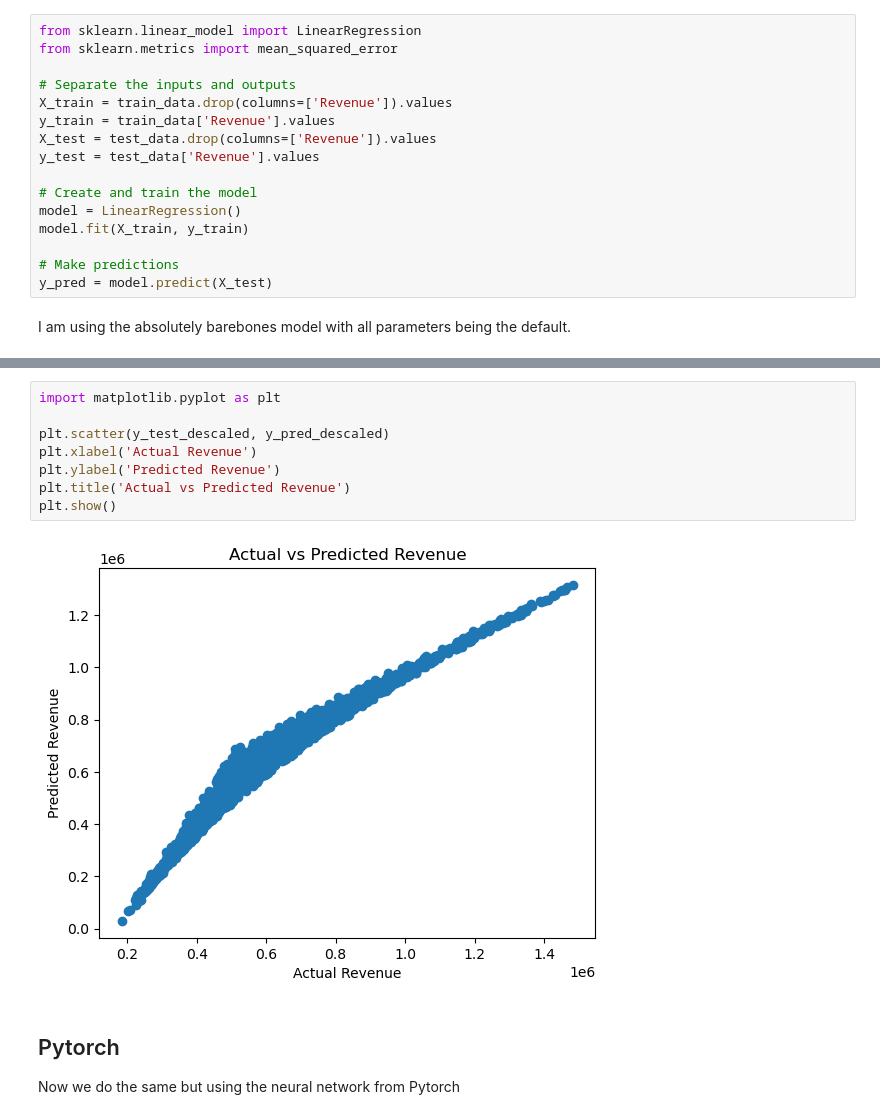
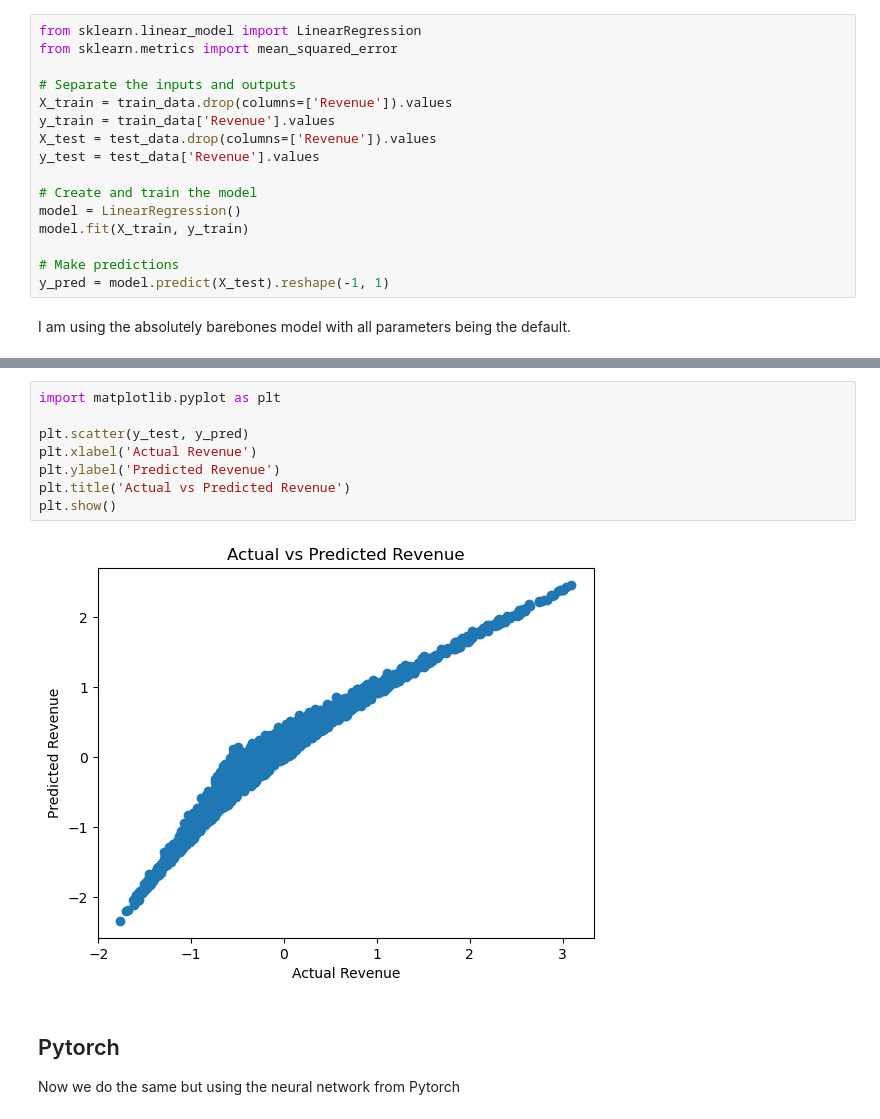
Before and after one commit to hijarian/urv-nec-assignment-1, a Jupyter notebook: 03-compare-with.ipynb, the cells around one changed output, grey strips where cells are left out. Drawn from its saved outputs; the diff is of its cells as text.

```diff
--- a/03-compare-with.ipynb
+++ b/03-compare-with.ipynb
@@ -110,6 +110,6 @@ model = LinearRegression()
 model.fit(X_train, y_train)
 
 # Make predictions
-y_pred = model.predict(X_test)
+y_pred = model.predict(X_test).reshape(-1, 1)
 # %% [markdown]
 I am using the absolutely barebones model with all parameters being the default.
@@ -141,13 +134,13 @@ Mean Absolute Percentage Error: 8.195097213237425%
 # %%
 import matplotlib.pyplot as plt
 
-plt.scatter(y_test_descaled, y_pred_descaled)
+plt.scatter(y_test, y_pred)
 plt.xlabel('Actual Revenue')
 plt.ylabel('Predicted Revenue')
 plt.title('Actual vs Predicted Revenue')
 plt.show()
 # %% [output]
-[figure, old version]
+[figure, new version]
 # %% [markdown]
 ## Pytorch
 
```
Also changed, not shown: parts of 6 cells of this notebook, 1 other file.
